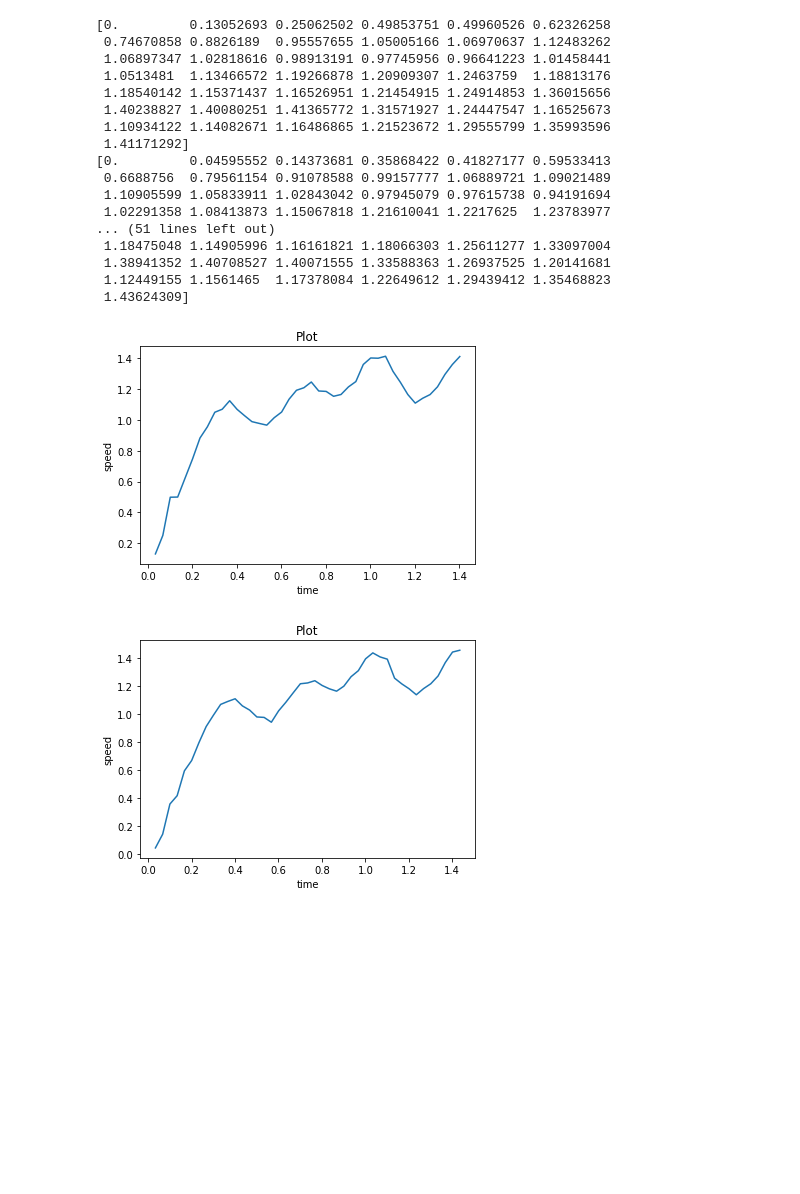
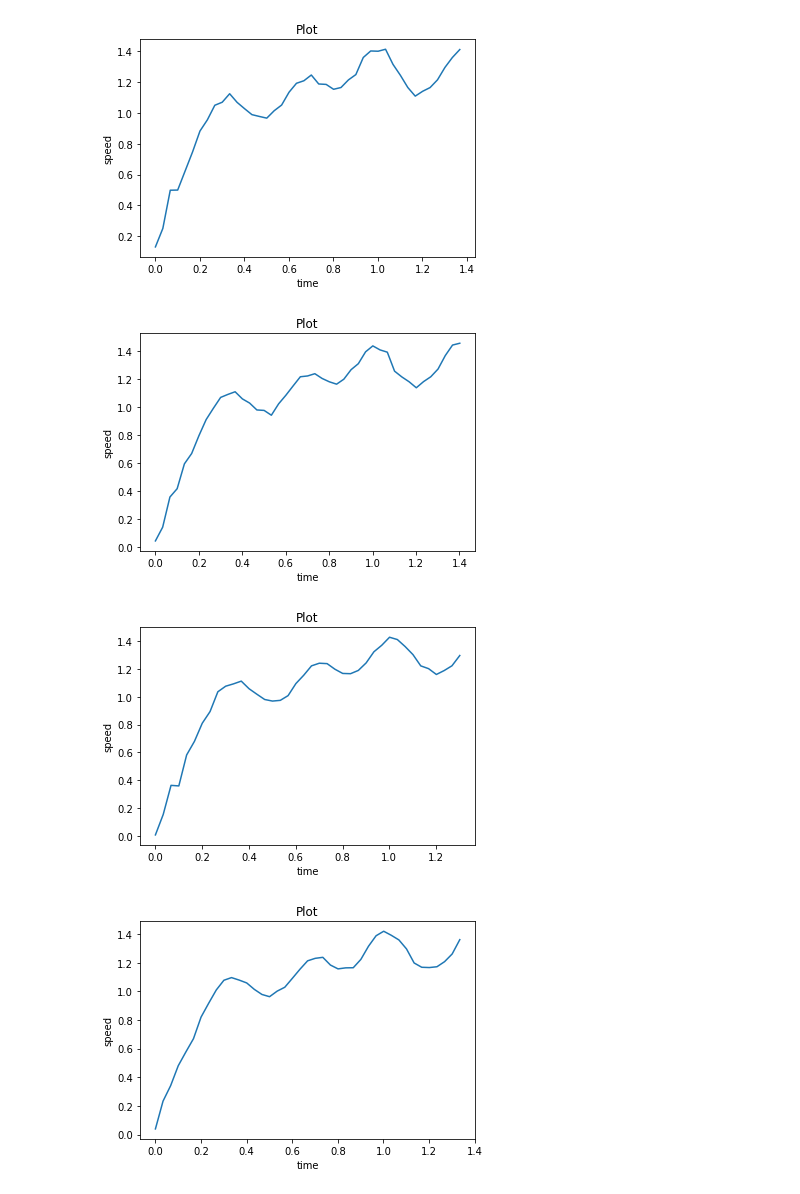
Before and after one commit to nerok/TFY4125-305-1, a Jupyter notebook: Øving2.ipynb, the cells around one changed output. Cells and saved outputs as stored; diff of their text form; code cells hidden in the pictures; blank space fills up the shorter version.

Commit message:
Use numpy and calculate uncertain final speed

```diff
--- a/Øving2.ipynb
+++ b/Øving2.ipynb
@@ -20,0 +19,9 @@ def import_and_clean_data(path):
+# %%
+runs = []
+for i in range(1, 10):
+    runs.append(import_and_clean_data(f"txy_9_{i}.csv"))
+
+for run in runs:
+    # Plots y distance over time
+    # 0 is time, 1 is x, and 2 is y
+    plot_pos(run[1], run[2])
@@ -21,5 +38,18 @@ def import_and_clean_data(path):
+# %%
+def get_speed(data):
+    time = data[0]
+    x_pos = data[1]
+    y_pos = data[2]
+    dt = time[1:] - time[:-1]
+    dx = x_pos[1:] - x_pos[:-1]
+    dy = y_pos[1:] - y_pos[:-1]
+    vx = dx/dt
+    vy = dy/dt
+
+    speeds = np.sqrt(np.square(vx)+np.square(vy))
+    return speeds
 # %%
-def plot(x_data, y_data, title="Plot"):
+def plot_speed(x_data, y_data, title="Plot"):
     plt.plot(x_data, y_data)
     plt.title('Plot')
     plt.ylabel('speed')
@@ -48,44 +59,14 @@ for file in files:
-# %%
-def get_speed(data):
-    prev_t = -1e-10
-    prev_xy = [data[0][1], data[0][2]]
-    speeds = []
-    for idx, datum in enumerate(data):
-        #print(datum)
-        speed = math.sqrt((datum[1] - prev_xy[0])**2 + (datum[2] - prev_xy[1])**2) / (datum[0] - prev_t)
-        speeds.append(speed)
-        #print(speed)
-        prev_t = datum[0]
-        prev_xy = [datum[1], datum[2]]
-    speeds = np.array(speeds)
-    return speeds
-# %% [output]
-[0.         0.13052693 0.25062502 0.49853751 0.49960526 0.62326258
- 0.74670858 0.8826189  0.95557655 1.05005166 1.06970637 1.12483262
- 1.06897347 1.02818616 0.98913191 0.97745956 0.96641223 1.01458441
- 1.0513481  1.13466572 1.19266878 1.20909307 1.2463759  1.18813176
- 1.18540142 1.15371437 1.16526951 1.21454915 1.24914853 1.36015656
- 1.40238827 1.40080251 1.41365772 1.31571927 1.24447547 1.16525673
- 1.10934122 1.14082671 1.16486865 1.21523672 1.29555799 1.35993596
- 1.41171292]
-[0.         0.04595552 0.14373681 0.35868422 0.41827177 0.59533413
- 0.6688756  0.79561154 0.91078588 0.99157777 1.06889721 1.09021489
- 1.10905599 1.05833911 1.02843042 0.97945079 0.97615738 0.94191694
- 1.02291358 1.08413873 1.15067818 1.21610041 1.2217625  1.23783977
-... (51 lines left out)
- 1.18475048 1.14905996 1.16161821 1.18066303 1.25611277 1.33097004
- 1.38941352 1.40708527 1.40071555 1.33588363 1.26937525 1.20141681
- 1.12449155 1.1561465  1.17378084 1.22649612 1.29439412 1.35468823
- 1.43624309]
 # %%
 
 speeds = []
-for file in files:
-    speed = get_speed(file)
+for run in runs:
+    speed = get_speed(run)
     speeds.append(speed)
-    plot(file[1:,0], speed[1:])
+    plot_speed(run[0,:-1], speed)
 
 #plot(data[1:,0], speeds[1:])
 # %% [output]
-[figure, old version]
+[figure, new version]
-[figure, old version]
+[figure, new version]
+[figure, added]
+[figure, added]
```
Also changed, not shown: parts of 11 cells of this notebook.
